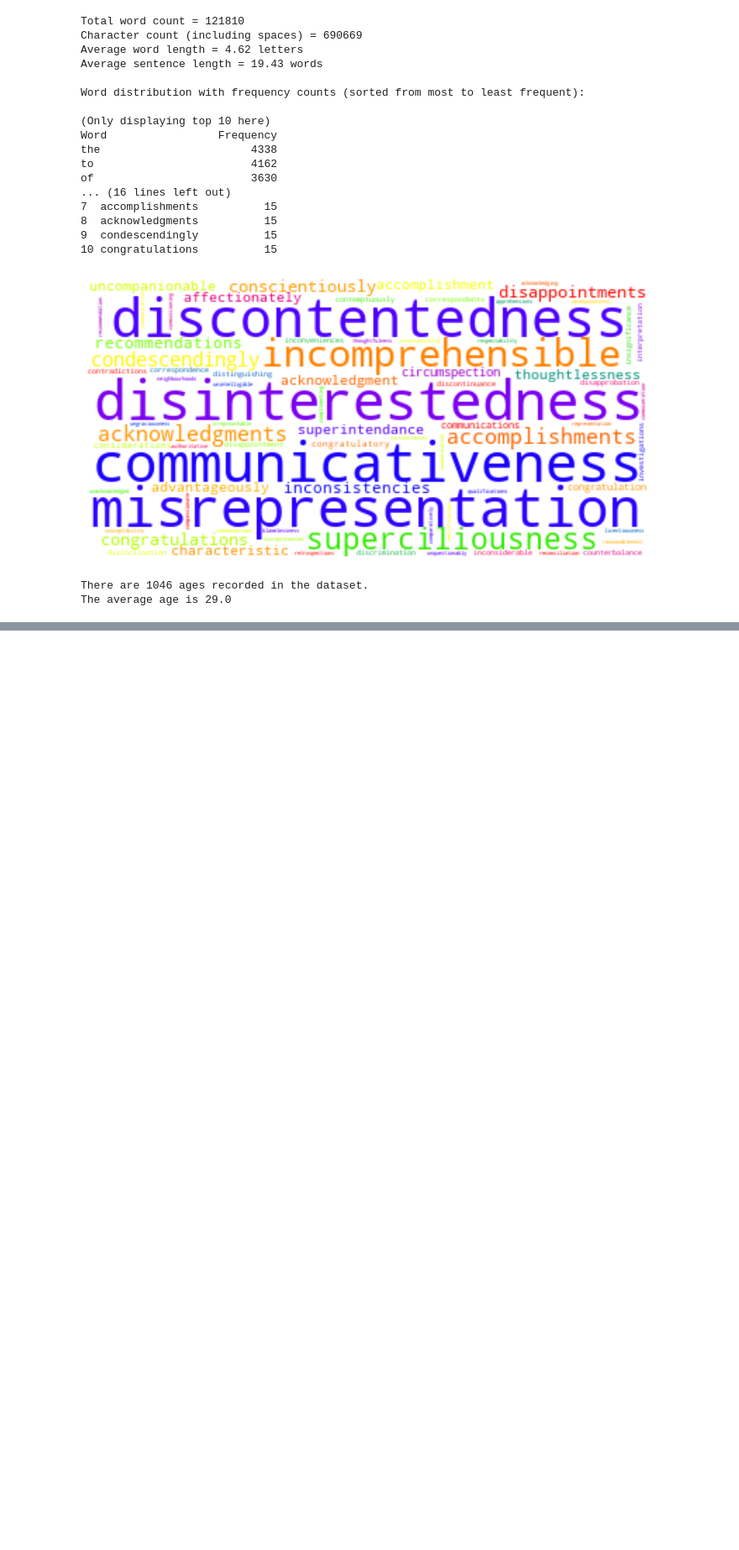
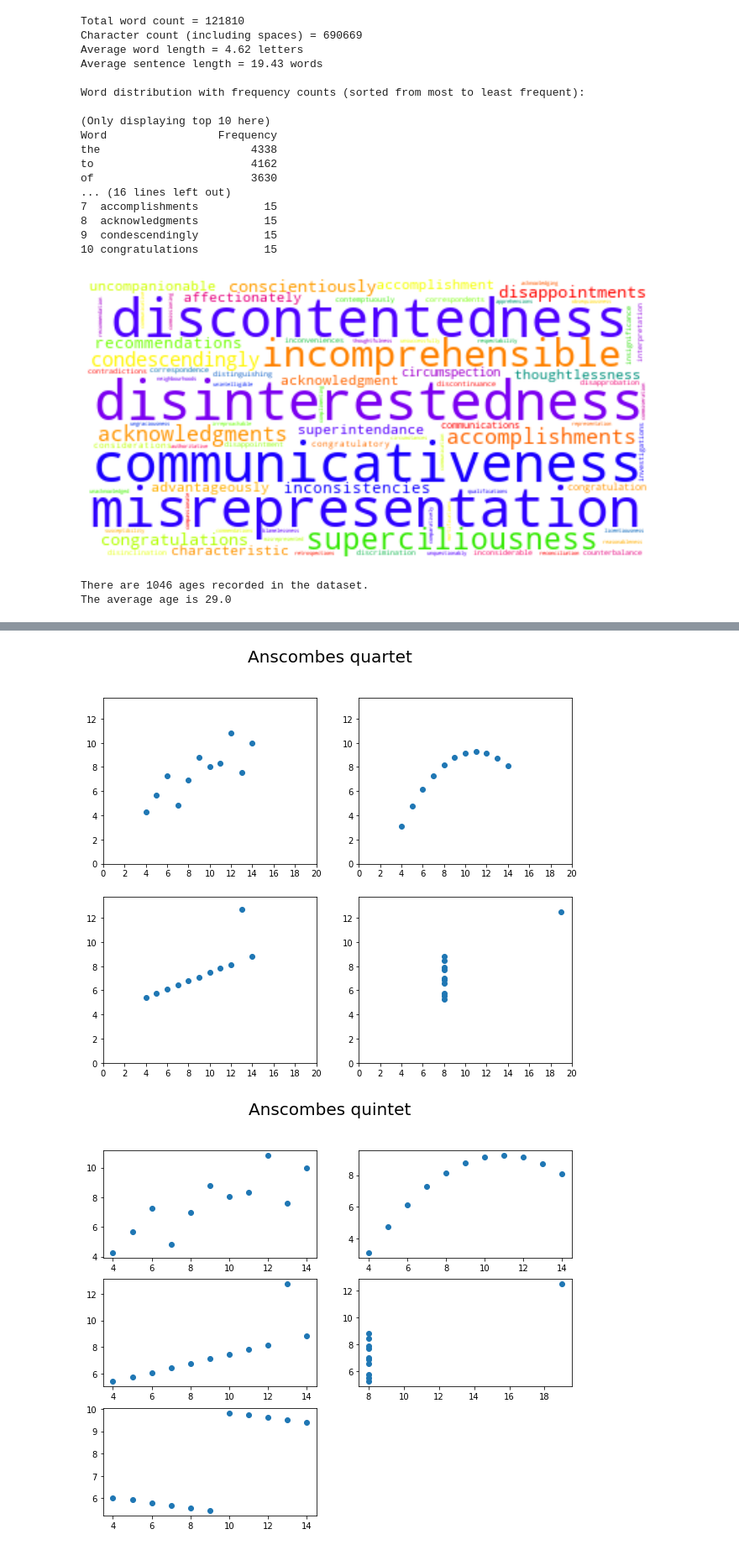
Before and after one commit to delmurphy/PythonForDataScience, a Jupyter notebook: ch09/ch09ex.ipynb, the cells around one changed output, grey strips where cells are left out. Shown: that part at 84% size. Drawn from its saved outputs; the diff is of its cells as text; code cells hidden in the pictures; blank space fills up the shorter version.

```diff
--- a/ch09/ch09ex.ipynb
+++ b/ch09/ch09ex.ipynb
@@ -402,0 +439,73 @@ Error:
+# %%
+#ex9.18 (Project: Anscombe’s Quartet CSV)
+# Locate a CSV file online containing the data for Anscombe’s Quartet.
+# Load the data into a pandas DataFrame.
+# Investigate pandas built-in scatter-plot capability for plotting x-y coordinate pairs and use it to plot the x-y coordinate pairs in Anscombe’s Quartet
+
+import pandas as pd
+import matplotlib.pyplot as plt
+%matplotlib inline
+
+#set default figure size for jupyter notebook
+plt.rcParams['figure.figsize'] = [10, 8]
+
+df = pd.read_csv('Anscombe_quartet_data.csv')
+df.head()
+
+# #create a figure object
+# fig = plt.figure()
+# #create 4 axes subplot objects:
+# ax1 = fig.add_subplot(221)
+# ax2 = fig.add_subplot(222)
+# ax3 = fig.add_subplot(223)
+# ax4 = fig.add_subplot(224) #note the numbers (e.g. 224) indicate 2 rows, 2 colums, 4th position
+
+# #plot the data and assign the plots to the axes subplot objects
+# ax1.scatter(df.x123, df.y1)
+# ax2.scatter(df.x123, df.y2)
+# ax3.scatter(df.x123, df.y3)
+# ax4.scatter(df.x4, df.y4)
+
+#make subplot objects
+fig, ax = plt.subplots(2, 2)
+#draw plots
+ax[0][0].scatter(df.x123, df.y1)
+ax[0][1].scatter(df.x123, df.y2)
+ax[1][0].scatter(df.x123, df.y3)
+ax[1][1].scatter(df.x4, df.y4)
+
+#set the axis limits for all subplots
+xmin = ymin = 0
+xmax = df[['x123', 'x4']].max().max() + 1
+ymax = df[['y1', 'y2', 'y3', 'y4']].max().max() + 1
+for i in range(2):
+    for j in range(2):
+        ax[i][j].set_xlim(xmin, xmax)
+        ax[i][j].set_ylim(ymin, ymax)
+        #and keep the x axis tick labels as integers rather than floats
+        ax[i][j].set_xticks(range(int(xmin), int(xmax) + 1, 2))
+
+fig.suptitle("Anscombes quartet", fontsize = 20)
+plt.show()
+
+
+#and add Anscombes quintet for fun
+df = pd.read_csv('Anscombe_quintet_data.csv')
+df.head()
+
+#make subplot objects
+fig, ax = plt.subplots(3, 2)
+#draw plots
+ax[0][0].scatter(df.x1235, df.y1)
+ax[0][1].scatter(df.x1235, df.y2)
+ax[1][0].scatter(df.x1235, df.y3)
+ax[1][1].scatter(df.x4, df.y4)
+ax[2][0].scatter(df.x1235, df.y5)
+# Hide the empty subplot
+ax[2][1].axis('off')
+
+fig.suptitle("Anscombes quintet", fontsize = 20)
+plt.show()
+# %% [output]
+[figure, added]
+[figure, added]
```
Also changed, not shown: parts of 2 cells of this notebook.
